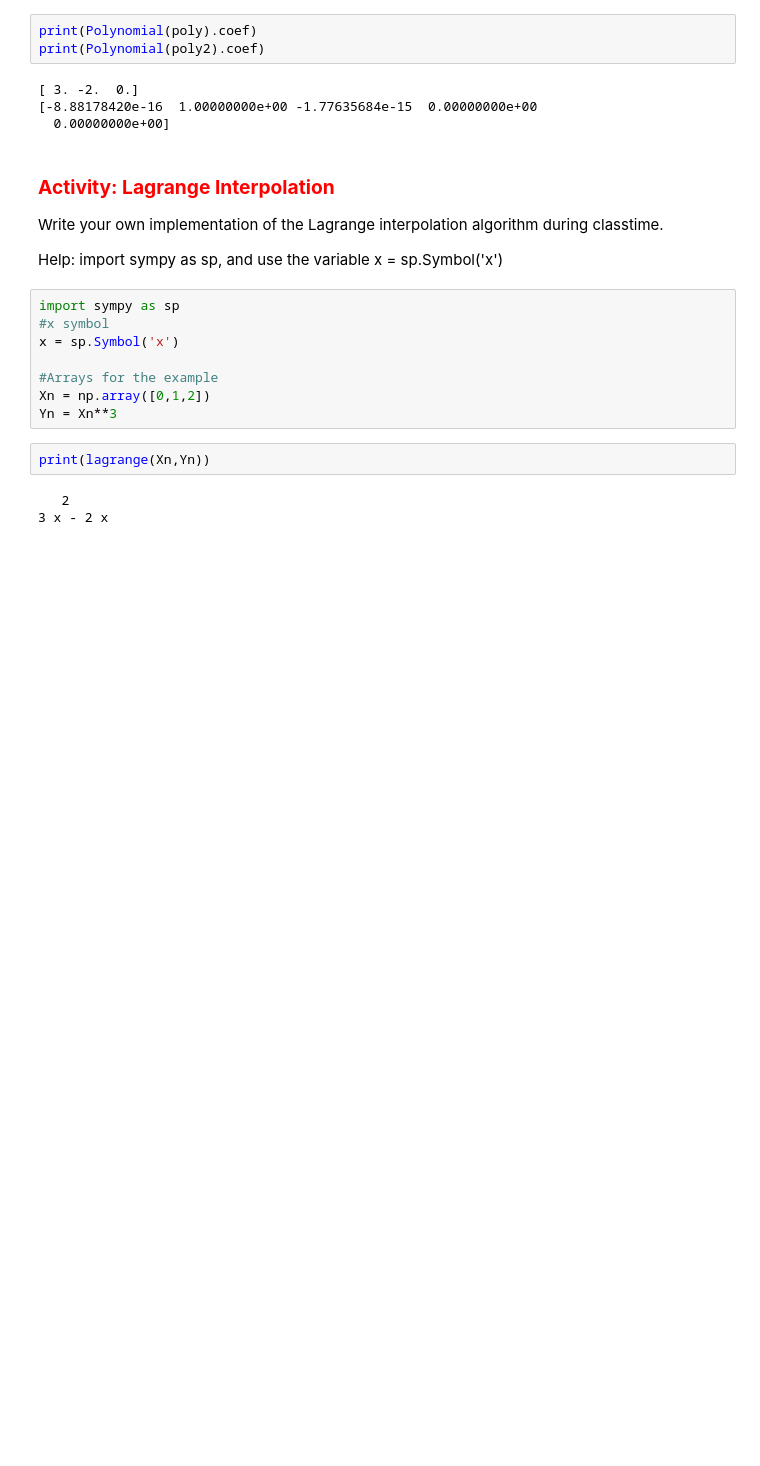
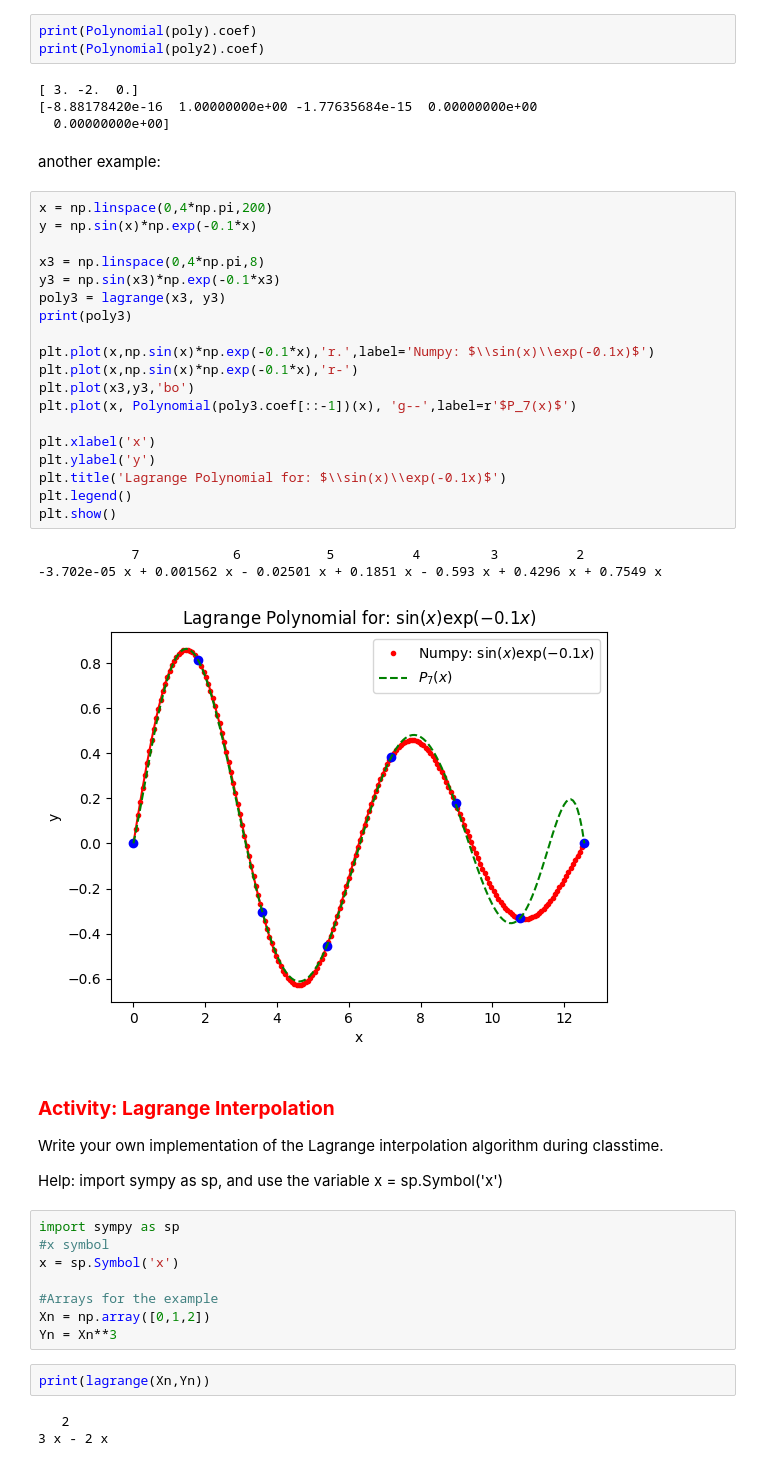
Before and after one commit to anferivera/Programming, a Jupyter notebook: 4_interpolation.ipynb, the cells around one changed output. Drawn from its saved outputs; the diff is of its cells as text; blank space fills up the shorter version.

```diff
--- a/4_interpolation.ipynb
+++ b/4_interpolation.ipynb
@@ -251,6 +251,31 @@ print(Polynomial(poly2).coef)
 [ 3. -2.  0.]
 [-8.88178420e-16  1.00000000e+00 -1.77635684e-15  0.00000000e+00
   0.00000000e+00]
+# %% [markdown]
+another example:
+# %%
+x = np.linspace(0,4*np.pi,200)
+y = np.sin(x)*np.exp(-0.1*x)
+
+x3 = np.linspace(0,4*np.pi,8)
+y3 = np.sin(x3)*np.exp(-0.1*x3)
+poly3 = lagrange(x3, y3)
+print(poly3)
+
+plt.plot(x,np.sin(x)*np.exp(-0.1*x),'r.',label='Numpy: $\\sin(x)\\exp(-0.1x)$')
+plt.plot(x,np.sin(x)*np.exp(-0.1*x),'r-')
+plt.plot(x3,y3,'bo')
+plt.plot(x, Polynomial(poly3.coef[::-1])(x), 'g--',label=r'$P_7(x)$')
+
+plt.xlabel('x')
+plt.ylabel('y')
+plt.title('Lagrange Polynomial for: $\\sin(x)\\exp(-0.1x)$')
+plt.legend()
+plt.show()
+# %% [output]
+            7            6           5          4         3          2
+-3.702e-05 x + 0.001562 x - 0.02501 x + 0.1851 x - 0.593 x + 0.4296 x + 0.7549 x
+[figure, added]
 # %% [markdown]
 ### <font color='red'>     **Activity: Lagrange Interpolation** </font>
 
```
Also changed, not shown: parts of 9 cells of this notebook.
